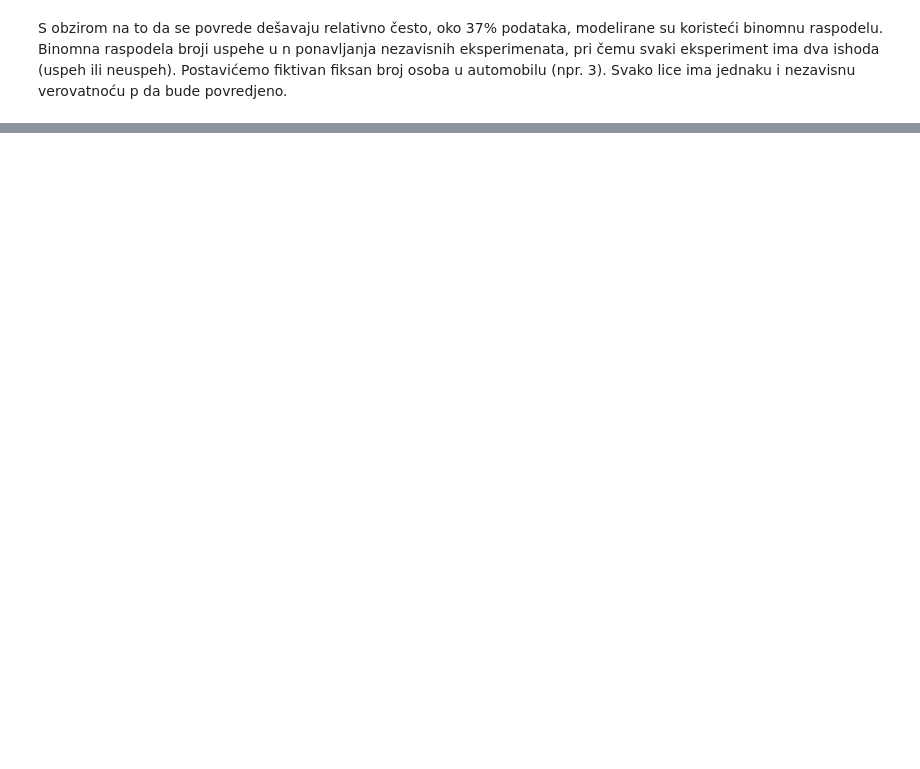
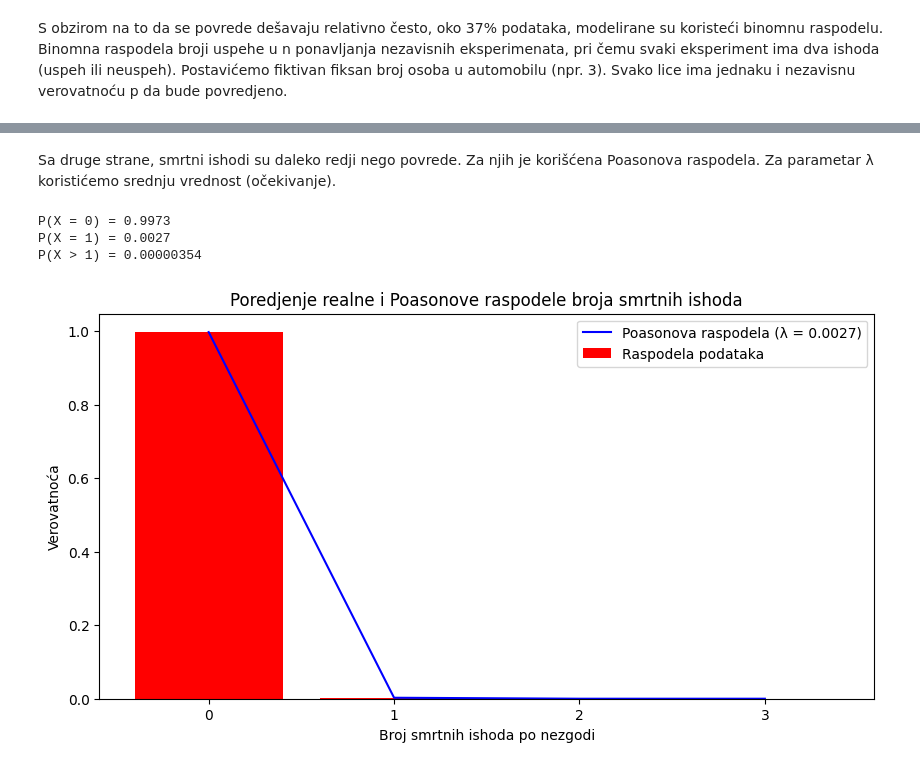
Before and after one commit to djordjeviiccmilos/Data_Analisys, a Jupyter notebook: MilosDjordjevic137RN.ipynb, the cells around one changed output, grey strips where cells are left out. Drawn from its saved outputs; the diff is of its cells as text; code cells hidden in the pictures; blank space fills up the shorter version.

```diff
--- a/MilosDjordjevic137RN.ipynb
+++ b/MilosDjordjevic137RN.ipynb
@@ -337,0 +367,34 @@ plt.show()
+# %% [markdown]
+Sa druge strane, smrtni ishodi su daleko redji nego povrede. Za njih je korišćena Poasonova raspodela. Za parametar λ koristićemo srednju vrednost (očekivanje).
+# %%
+from scipy.stats import poisson
+
+persons_killed = dataset["Persons Killed"]
+p_data_killed = persons_killed.value_counts(normalize= True).sort_index()
+
+lambda_killed = persons_killed.mean()
+x = np.arange(0, persons_killed.max() + 1)
+poisson_p = poisson.pmf(x, mu = lambda_killed)
+
+p_0 = poisson.pmf(0, mu = lambda_killed)
+p_1 = poisson.pmf(1, mu = lambda_killed)
+
+print(f"\n\nP(X = 0) = {p_0:.4f}")
+print(f"P(X = 1) = {p_1:.4f}")
+print(f"P(X > 1) = {1 - p_0 - p_1:.8f}\n\n")
+
+plt.figure(figsize=(10, 5))
+plt.bar(p_data_killed.index, p_data_killed.values, label = "Raspodela podataka", color = "red")
+plt.plot(x, poisson_p, label = f"Poasonova raspodela (λ = {lambda_killed:.4f})", color = "blue")
+plt.xlabel("Broj smrtnih ishoda po nezgodi")
+plt.xticks(np.arange(0, persons_killed.max() + 1))
+plt.ylabel("Verovatnoća")
+plt.title("Poredjenje realne i Poasonove raspodele broja smrtnih ishoda")
+plt.legend()
+
+plt.show()
+# %% [output]
+P(X = 0) = 0.9973
+P(X = 1) = 0.0027
+P(X > 1) = 0.00000354
+[figure, added]
```
Also changed, not shown: parts of 7 cells of this notebook.
